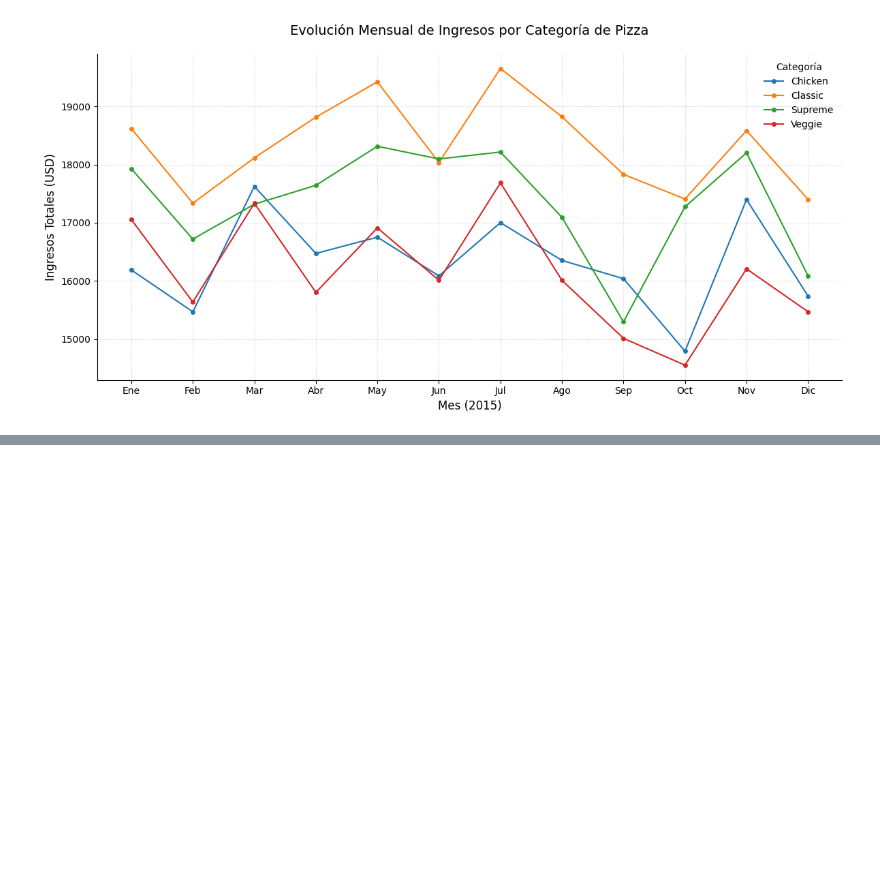
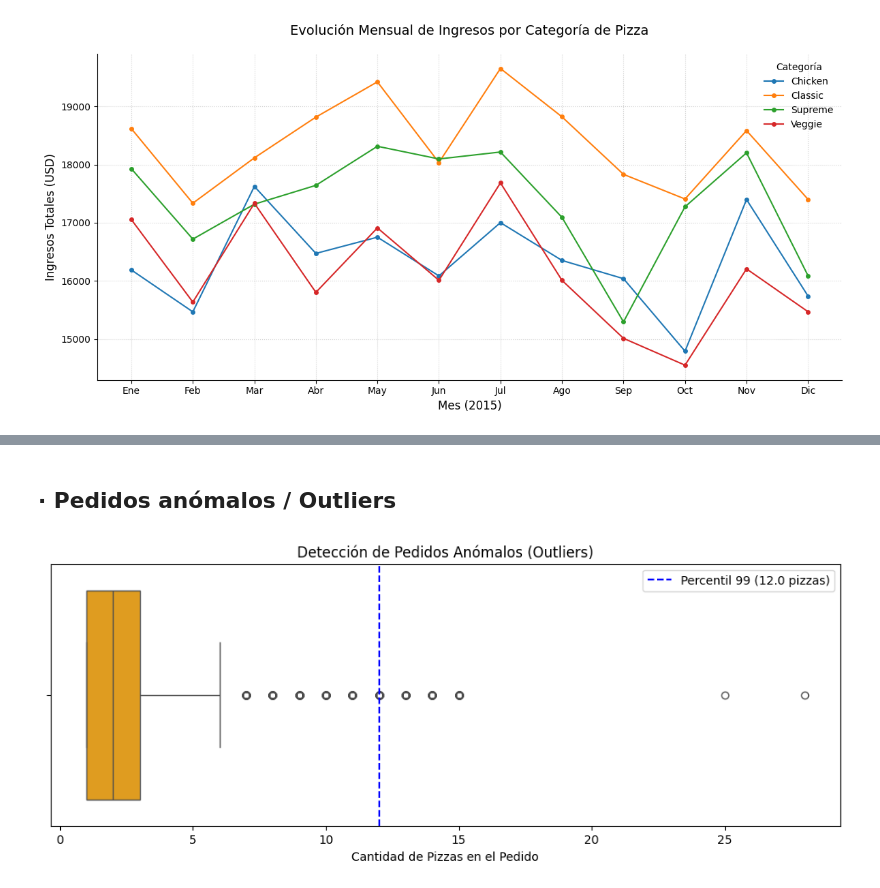
Before and after one commit to Joan735/PythonRA2, a Jupyter notebook: pizza/pizza.ipynb, the cells around one changed output, grey strips where cells are left out. Cells and saved outputs as stored; diff of their text form; code cells hidden in the pictures; blank space fills up the shorter version.

```diff
--- a/pizza/pizza.ipynb
+++ b/pizza/pizza.ipynb
@@ -734,0 +716,18 @@ plt.show()
+# %% [markdown]
+## · Pedidos anómalos / Outliers
+# %%
+plt.figure(figsize=(12, 4))
+
+# Boxplot horizontal
+sns.boxplot(x=pizzas_por_pedido, color='orange')
+
+# Marcar el percentil 99 visualmente
+percentil_99 = pizzas_por_pedido.quantile(0.99)
+plt.axvline(percentil_99, color='blue', linestyle='--', label=f'Percentil 99 ({percentil_99} pizzas)')
+
+plt.title('Detección de Pedidos Anómalos (Outliers)')
+plt.xlabel('Cantidad de Pizzas en el Pedido')
+plt.legend()
+plt.show()
+# %% [output]
+[figure, added]
```
Also changed, not shown: parts of 9 cells of this notebook, 4 other files.
